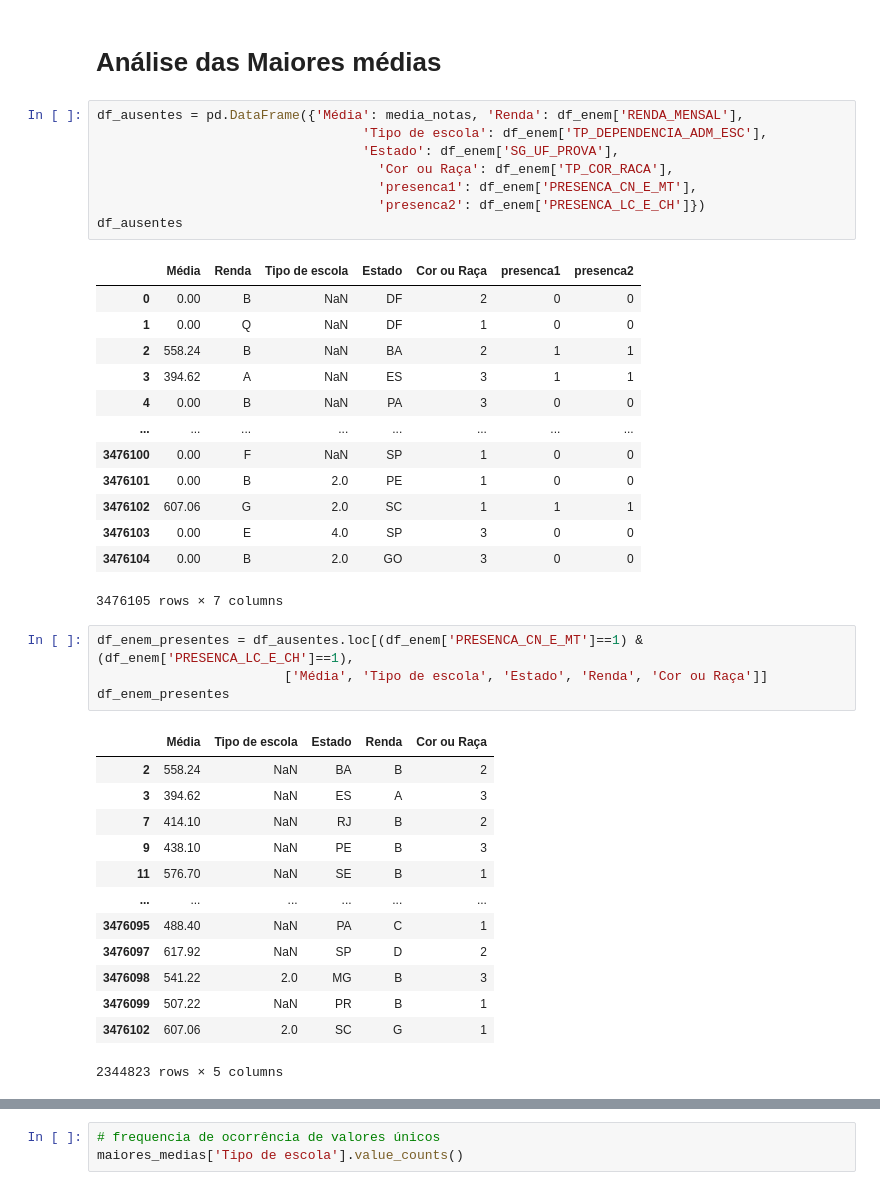
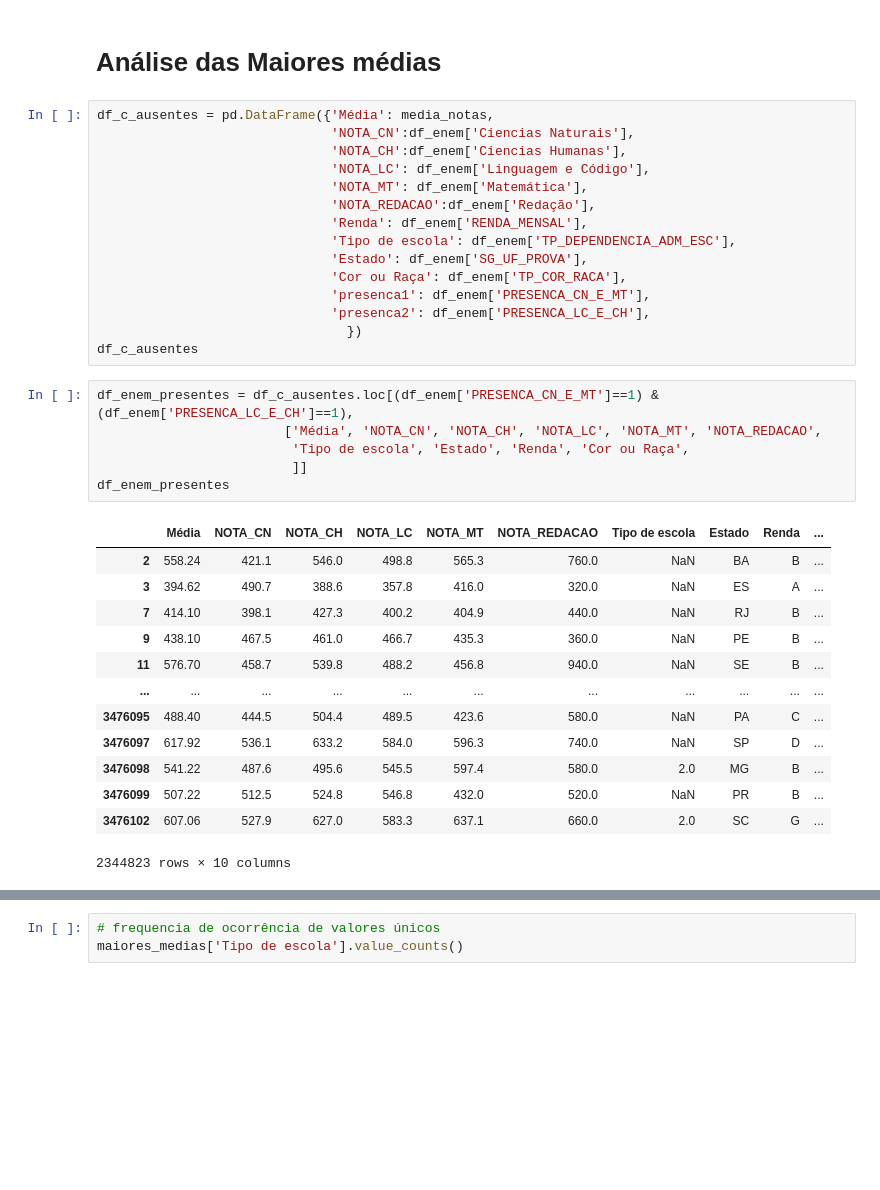
Before and after one commit to Grupo-B-Turma-2-Ada-VemSerTech/Projeto_Mod04_Ada_VemSerTech, a Jupyter notebook: Projeto.ipynb, the cells around one changed output, grey strips where cells are left out. Drawn from its saved outputs; the diff is of its cells as text; blank space fills up the shorter version.

```diff
--- a/Projeto.ipynb
+++ b/Projeto.ipynb
@@ -794,42 +794,37 @@ plt.show()
 # %% [markdown]
 # Análise das Maiores médias
 # %%
-df_ausentes = pd.DataFrame({'Média': media_notas, 'Renda': df_enem['RENDA_MENSAL'],
-                                  'Tipo de escola': df_enem['TP_DEPENDENCIA_ADM_ESC'],
-                                  'Estado': df_enem['SG_UF_PROVA'],
-                                    'Cor ou Raça': df_enem['TP_COR_RACA'],
-                                    'presenca1': df_enem['PRESENCA_CN_E_MT'],
-                                    'presenca2': df_enem['PRESENCA_LC_E_CH']})
-df_ausentes
+df_c_ausentes = pd.DataFrame({'Média': media_notas,
+                              'NOTA_CN':df_enem['Ciencias Naturais'],
+                              'NOTA_CH':df_enem['Ciencias Humanas'],
+                              'NOTA_LC': df_enem['Linguagem e Código'],
+                              'NOTA_MT': df_enem['Matemática'],
+                              'NOTA_REDACAO':df_enem['Redação'],
+                              'Renda': df_enem['RENDA_MENSAL'],
+                              'Tipo de escola': df_enem['TP_DEPENDENCIA_ADM_ESC'],
+                              'Estado': df_enem['SG_UF_PROVA'],
+                              'Cor ou Raça': df_enem['TP_COR_RACA'],
+                              'presenca1': df_enem['PRESENCA_CN_E_MT'],
+                              'presenca2': df_enem['PRESENCA_LC_E_CH'],
+                                })
+df_c_ausentes
-# %% [output]
-|  | Média | Renda | Tipo de escola | Estado | Cor ou Raça | presenca1 | presenca2 |
-| 0 | 0.00 | B | NaN | DF | 2 | 0 | 0 |
-| 1 | 0.00 | Q | NaN | DF | 1 | 0 | 0 |
-| 2 | 558.24 | B | NaN | BA | 2 | 1 | 1 |
-| 3 | 394.62 | A | NaN | ES | 3 | 1 | 1 |
-| 4 | 0.00 | B | NaN | PA | 3 | 0 | 0 |
-| ... | ... | ... | ... | ... | ... | ... | ... |
-| 3476100 | 0.00 | F | NaN | SP | 1 | 0 | 0 |
-| 3476101 | 0.00 | B | 2.0 | PE | 1 | 0 | 0 |
-| 3476102 | 607.06 | G | 2.0 | SC | 1 | 1 | 1 |
-| 3476103 | 0.00 | E | 4.0 | SP | 3 | 0 | 0 |
-| 3476104 | 0.00 | B | 2.0 | GO | 3 | 0 | 0 |
-3476105 rows × 7 columns
 # %%
-df_enem_presentes = df_ausentes.loc[(df_enem['PRESENCA_CN_E_MT']==1) & (df_enem['PRESENCA_LC_E_CH']==1),
-                        ['Média', 'Tipo de escola', 'Estado', 'Renda', 'Cor ou Raça']]
+df_enem_presentes = df_c_ausentes.loc[(df_enem['PRESENCA_CN_E_MT']==1) & (df_enem['PRESENCA_LC_E_CH']==1),
+                        ['Média', 'NOTA_CN', 'NOTA_CH', 'NOTA_LC', 'NOTA_MT', 'NOTA_REDACAO',
+                         'Tipo de escola', 'Estado', 'Renda', 'Cor ou Raça',
+                         ]]
 df_enem_presentes
 # %% [output]
-|  | Média | Tipo de escola | Estado | Renda | Cor ou Raça |
-| 2 | 558.24 | NaN | BA | B | 2 |
-| 3 | 394.62 | NaN | ES | A | 3 |
-| 7 | 414.10 | NaN | RJ | B | 2 |
-| 9 | 438.10 | NaN | PE | B | 3 |
-| 11 | 576.70 | NaN | SE | B | 1 |
-| ... | ... | ... | ... | ... | ... |
-| 3476095 | 488.40 | NaN | PA | C | 1 |
-| 3476097 | 617.92 | NaN | SP | D | 2 |
-| 3476098 | 541.22 | 2.0 | MG | B | 3 |
-| 3476099 | 507.22 | NaN | PR | B | 1 |
-| 3476102 | 607.06 | 2.0 | SC | G | 1 |
+|  | Média | NOTA_CN | NOTA_CH | NOTA_LC | NOTA_MT | NOTA_REDACAO | Tipo de escola | Estado | Renda | ... |
+| 2 | 558.24 | 421.1 | 546.0 | 498.8 | 565.3 | 760.0 | NaN | BA | B | ... |
+| 3 | 394.62 | 490.7 | 388.6 | 357.8 | 416.0 | 320.0 | NaN | ES | A | ... |
+| 7 | 414.10 | 398.1 | 427.3 | 400.2 | 404.9 | 440.0 | NaN | RJ | B | ... |
+| 9 | 438.10 | 467.5 | 461.0 | 466.7 | 435.3 | 360.0 | NaN | PE | B | ... |
+| 11 | 576.70 | 458.7 | 539.8 | 488.2 | 456.8 | 940.0 | NaN | SE | B | ... |
+| ... | ... | ... | ... | ... | ... | ... | ... | ... | ... | ... |
+| 3476095 | 488.40 | 444.5 | 504.4 | 489.5 | 423.6 | 580.0 | NaN | PA | C | ... |
+| 3476097 | 617.92 | 536.1 | 633.2 | 584.0 | 596.3 | 740.0 | NaN | SP | D | ... |
+| 3476098 | 541.22 | 487.6 | 495.6 | 545.5 | 597.4 | 580.0 | 2.0 | MG | B | ... |
+| 3476099 | 507.22 | 512.5 | 524.8 | 546.8 | 432.0 | 520.0 | NaN | PR | B | ... |
+| 3476102 | 607.06 | 527.9 | 627.0 | 583.3 | 637.1 | 660.0 | 2.0 | SC | G | ... |
-2344823 rows × 5 columns
+2344823 rows × 10 columns
```
Also changed, not shown: parts of 6 cells of this notebook, 3 other files.
